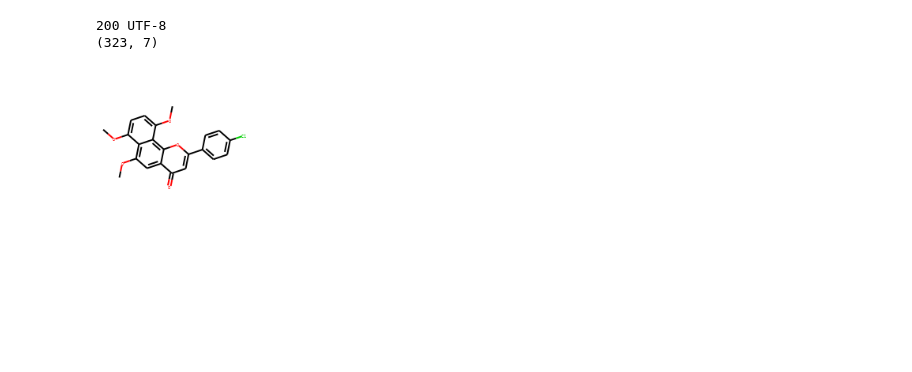
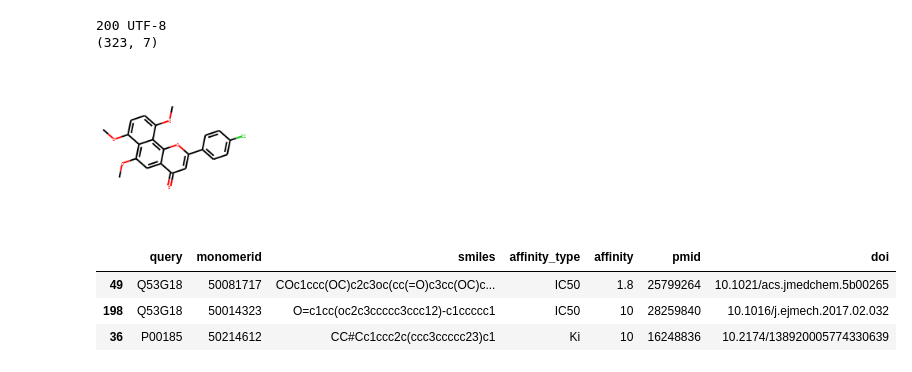
Before and after one commit to dreadlesss/utility, a Jupyter notebook: target_identification_and_ligands_retrieve.ipynb, the cells around one changed output. Saved outputs shown, nothing was run; the diff lists cells and outputs as text; code cells hidden in the pictures; blank space fills up the shorter version.

```diff
--- a/target_identification_and_ligands_retrieve.ipynb
+++ b/target_identification_and_ligands_retrieve.ipynb
@@ -190,3 +195,11 @@ img
 200 UTF-8
 (323, 7)
 [figure]
+# %%
+df_sorted = ws.sortCol()
+df_sorted.head(3)
+# %% [output]
+|  | query | monomerid | smiles | affinity_type | affinity | pmid | doi |
+| 49 | Q53G18 | 50081717 | COc1ccc(OC)c2c3oc(cc(=O)c3cc(OC)c... | IC50 | 1.8 | 25799264 | 10.1021/acs.jmedchem.5b00265 |
+| 198 | Q53G18 | 50014323 | O=c1cc(oc2c3ccccc3ccc12)-c1ccccc1 | IC50 | 10 | 28259840 | 10.1016/j.ejmech.2017.02.032 |
+| 36 | P00185 | 50214612 | CC#Cc1ccc2c(ccc3ccccc23)c1 | Ki | 10 | 16248836 | 10.2174/138920005774330639 |
```
Also changed, not shown: parts of 7 cells of this notebook, 1 other file.
